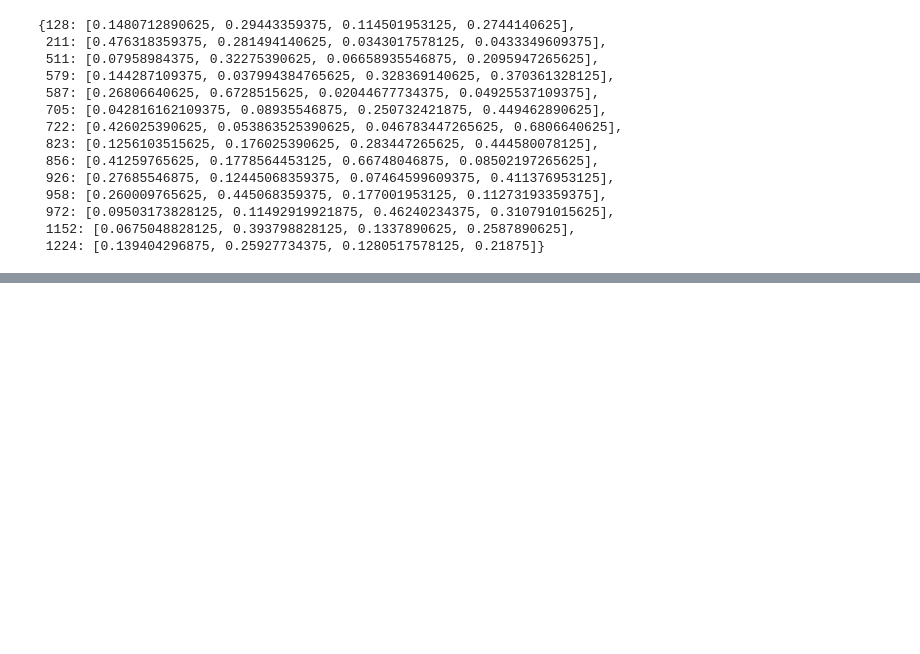
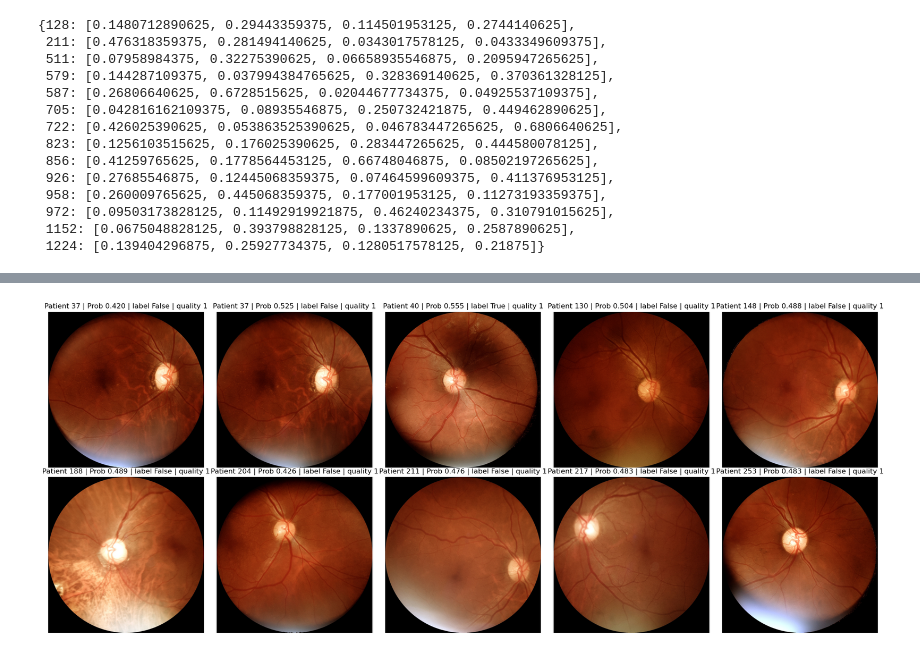
Before and after one commit to Anisha234/SureSight, a Jupyter notebook: mBRSET_multi_image_fusion.ipynb, the cells around one changed output, grey strips where cells are left out. Saved outputs shown, nothing was run; the diff lists cells and outputs as text; code cells hidden in the pictures; blank space fills up the shorter version.

```diff
--- a/mBRSET_multi_image_fusion.ipynb
+++ b/mBRSET_multi_image_fusion.ipynb
@@ -207,4 +181,6 @@ for pat_margin in patient_margins:
 results = pd.DataFrame(results)
 # %%
 from multi_image_val_test import determine_test_params
-df_test_params = determine_test_params(results)
+
+bin_size = 0.5
+df_test_params = determine_test_params(results, bin_size)
@@ -236,14 +188,13 @@ df_test_params = determine_test_params(results)
 test_results = []
 for i in range(len(df_test_params)):
     row = df_test_params.iloc[i]
-    print(row["t_low"], row["t_high"], row["p_low"], row["p_high"], row["min_conf_imgs"])
-    coverage, ba, sens, spec, df_output = compute_perf_metrics(df_test_eval, row["t_low"], row["t_high"], row["min_conf_imgs"], row["p_low"], row["p_high"], num_imgs, "mBRSET")
+    coverage, ba, sens, spec, df_output = compute_perf_metrics(df_test_eval, row["t_low"], row["t_high"], row["p_low"], row["p_high"],
+                                                               num_imgs, "mBRSET", img_idx)
     test_results.append({
         "t_low": row["t_low"],
         "t_high":  row["t_high"],
         "p_low":  row["p_low"],
         "p_high": row["p_high"],
-        "min_conf_imgs":  row["min_conf_imgs"],
         "coverage": coverage,
         "BA": ba,
         "sensitivity": sens,
@@ -251,13 +202,12 @@ for i in range(len(df_test_params)):
     })
 
 #add 100% coverage point
-coverage, ba, sens, spec, df_output = compute_perf_metrics(df_test_eval, 0.5, 0.5, 0, 0.5, 0.5, num_imgs, "mBRSET")
+coverage, ba, sens, spec, df_output = compute_perf_metrics(df_test_eval, 0.5, 0.5, 0.5, 0.5, num_imgs, "mBRSET", img_idx)
 test_results.append({
     "t_low": 0.5,
     "t_high":  0.5,
     "p_low":  0.5,
     "p_high": 0.5,
-    "min_conf_imgs":  0,
     "coverage": coverage,
     "BA": ba,
     "sensitivity": sens,
@@ -371,0 +290,50 @@ df_val_eval[df_val_eval["patient"]>160].head(50)
+# %%
+import os
+import numpy as np
+import matplotlib.pyplot as plt
+from PIL import Image
+
+# path to images
+img_dir = r"C:\Users\preet\Documents\mBRSET\mbrset-a-mobile-brazilian-retinal-dataset-1.0\images"
+
+# output folder
+save_dir = r"C:\Users\preet\Documents\mBRSET\mbrset_lowconfidence"
+os.makedirs(save_dir, exist_ok=True)
+
+# number of images to visualize
+N_SHOW = 10
+
+# filter dataframe
+df_mid = df_test_eval[(df_test_eval["prob"] >= 0.4) & (df_test_eval["prob"] <= 0.6)]
+
+# take first N
+df_show = df_mid.head(N_SHOW)
+
+# grid layout
+cols = 5
+rows = int(np.ceil(len(df_show) / cols))
+
+plt.figure(figsize=(4*cols, 4*rows))
+
+for i, (_, row) in enumerate(df_show.iterrows()):
+
+    img_path = os.path.join(img_dir, row["file"])
+    img = Image.open(img_path)
+
+    # ---- SAVE IMAGE ----
+    save_name = f"patient_{row['patient']}_prob_{row['prob']:.3f}.png"
+    save_path = os.path.join(save_dir, save_name)
+    img.save(save_path)
+
+    # ---- DISPLAY ----
+    plt.subplot(rows, cols, i+1)
+    plt.imshow(img)
+    plt.axis("off")
+    plt.title(
+        f"Patient {row['patient']} | Prob {row['prob']:.3f} | label {row['final_icdr']} | quality {row['final_quality']}"
+    )
+
+plt.tight_layout()
+plt.show()
+# %% [output]
+[figure, added]
```
Also changed, not shown: parts of 8 cells of this notebook.
